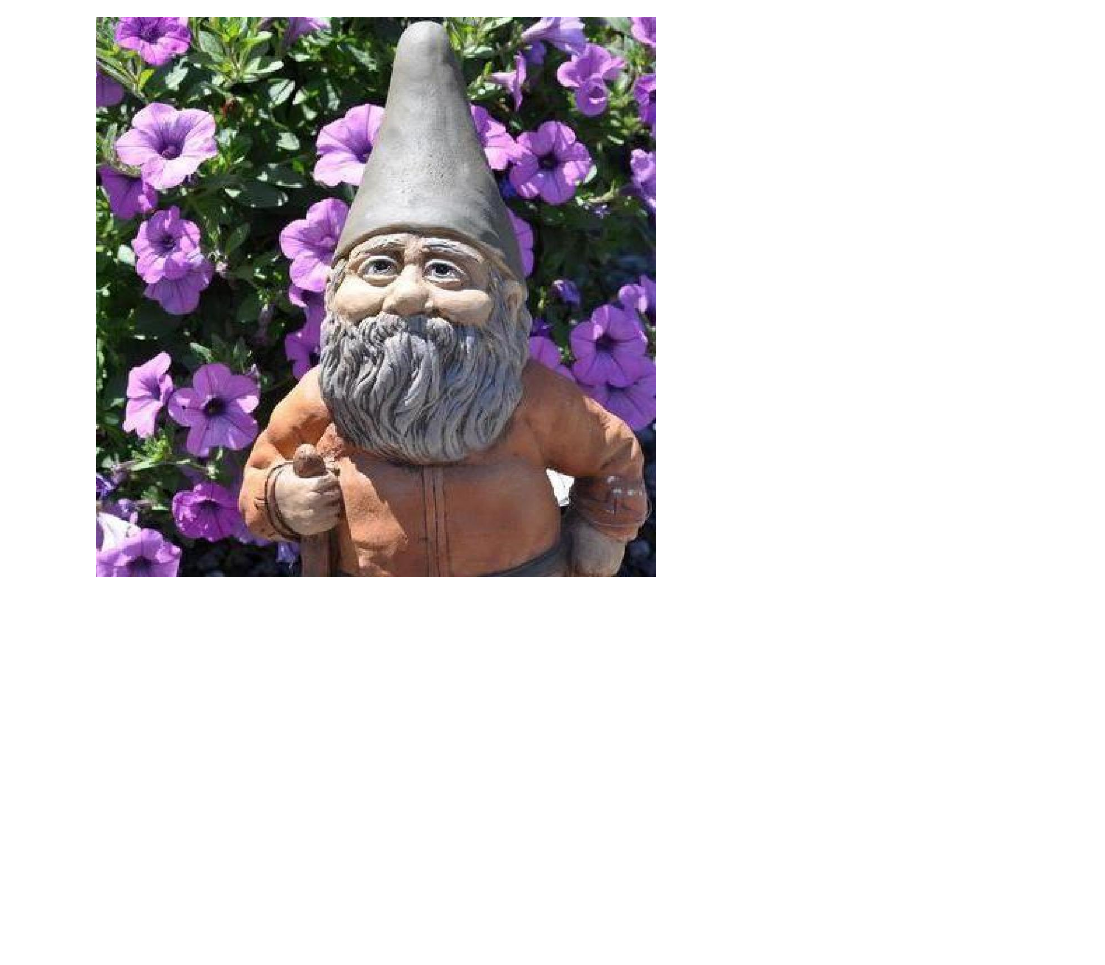
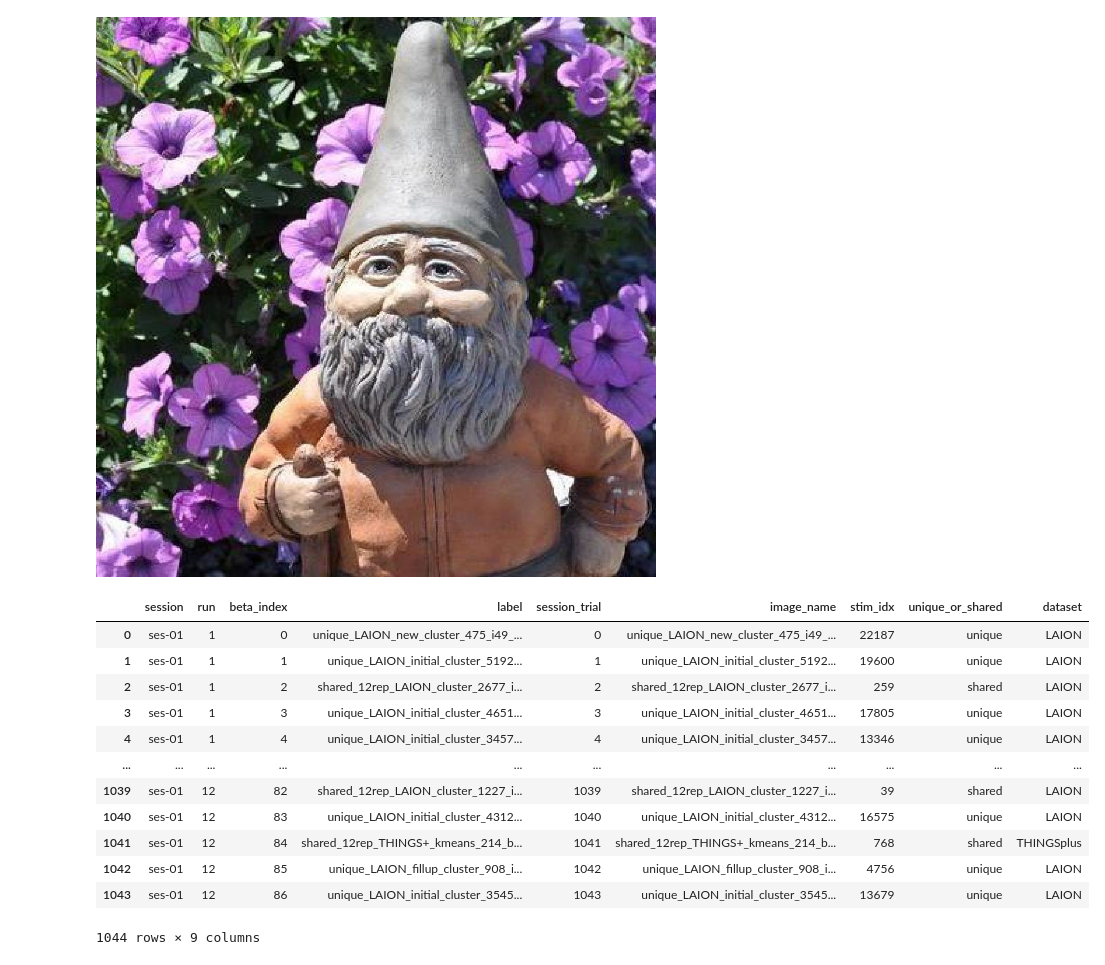
Before and after one commit to ibrahimhabibeg/diffusion-brain-alignment, a Jupyter notebook: notebooks/index.ipynb, the cells around one changed output. Cells and saved outputs as stored; diff of their text form; code cells hidden in the pictures; blank space fills up the shorter version.

Commit message:
Add brain response loading for Laion fMRI

```diff
--- a/notebooks/index.ipynb
+++ b/notebooks/index.ipynb
@@ -130,3 +130,19 @@ images = load_stimuli(trials)
 images[2]
 # %% [output]
 [figure]
+# %%
+sub.metadata
+# %% [output]
+|  | session | run | beta_index | label | session_trial | image_name | stim_idx | unique_or_shared | dataset |
+| 0 | ses-01 | 1 | 0 | unique_LAION_new_cluster_475_i49_... | 0 | unique_LAION_new_cluster_475_i49_... | 22187 | unique | LAION |
+| 1 | ses-01 | 1 | 1 | unique_LAION_initial_cluster_5192... | 1 | unique_LAION_initial_cluster_5192... | 19600 | unique | LAION |
+| 2 | ses-01 | 1 | 2 | shared_12rep_LAION_cluster_2677_i... | 2 | shared_12rep_LAION_cluster_2677_i... | 259 | shared | LAION |
+| 3 | ses-01 | 1 | 3 | unique_LAION_initial_cluster_4651... | 3 | unique_LAION_initial_cluster_4651... | 17805 | unique | LAION |
+| 4 | ses-01 | 1 | 4 | unique_LAION_initial_cluster_3457... | 4 | unique_LAION_initial_cluster_3457... | 13346 | unique | LAION |
+| ... | ... | ... | ... | ... | ... | ... | ... | ... | ... |
+| 1039 | ses-01 | 12 | 82 | shared_12rep_LAION_cluster_1227_i... | 1039 | shared_12rep_LAION_cluster_1227_i... | 39 | shared | LAION |
+| 1040 | ses-01 | 12 | 83 | unique_LAION_initial_cluster_4312... | 1040 | unique_LAION_initial_cluster_4312... | 16575 | unique | LAION |
+| 1041 | ses-01 | 12 | 84 | shared_12rep_THINGS+_kmeans_214_b... | 1041 | shared_12rep_THINGS+_kmeans_214_b... | 768 | shared | THINGSplus |
+| 1042 | ses-01 | 12 | 85 | unique_LAION_fillup_cluster_908_i... | 1042 | unique_LAION_fillup_cluster_908_i... | 4756 | unique | LAION |
+| 1043 | ses-01 | 12 | 86 | unique_LAION_initial_cluster_3545... | 1043 | unique_LAION_initial_cluster_3545... | 13679 | unique | LAION |
+1044 rows × 9 columns
```
Also changed, not shown: parts of 2 cells of this notebook, 1 other file.
